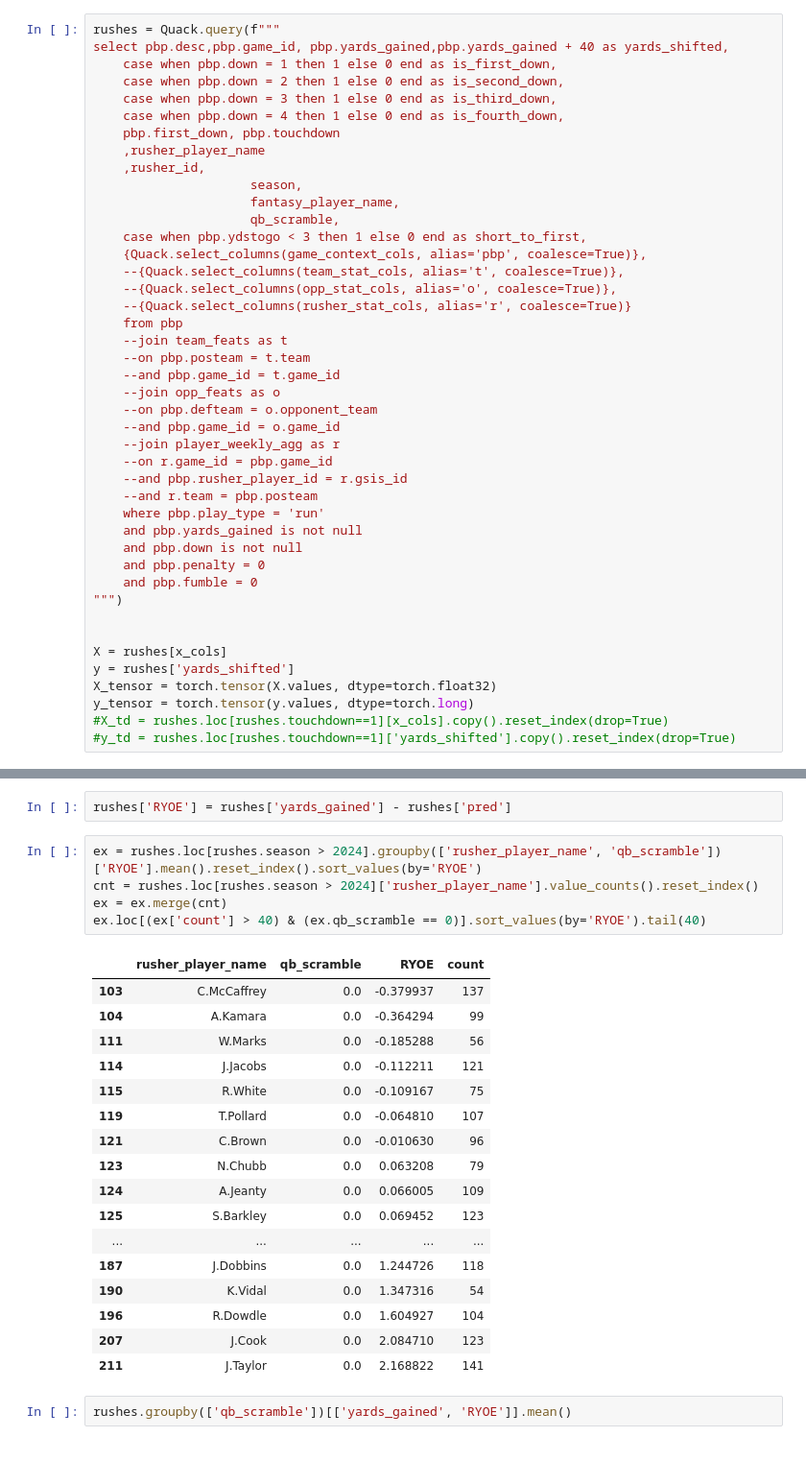
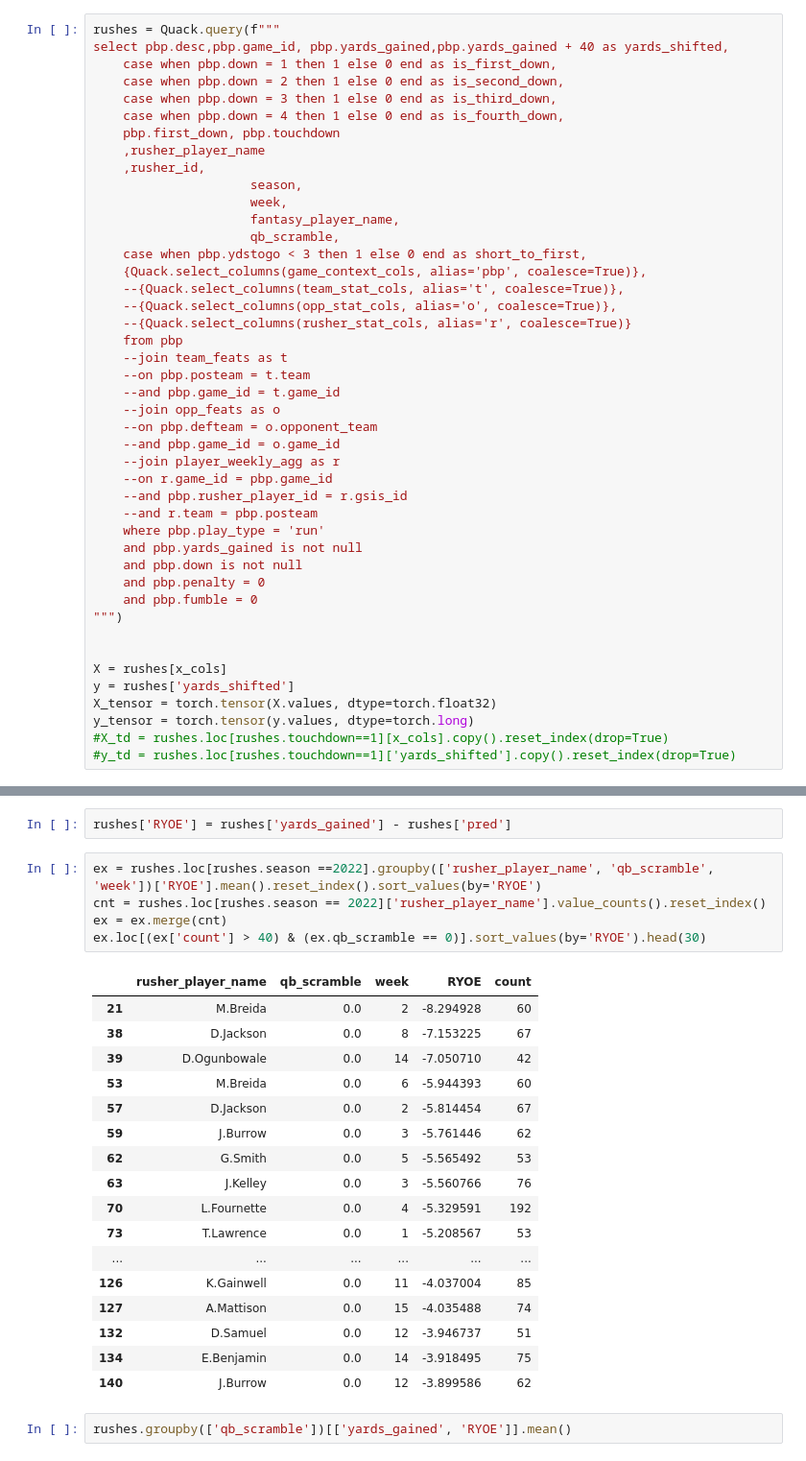
Before and after one commit to sharedw/NFL_sim, a Jupyter notebook: notebooks/train_models/rush_yard_model.ipynb, the cells around one changed output, grey strips where cells are left out. Shown: that part at 96% size. Cells and saved outputs as stored; diff of their text form.

```diff
--- a/notebooks/train_models/rush_yard_model.ipynb
+++ b/notebooks/train_models/rush_yard_model.ipynb
@@ -70,6 +70,7 @@ select pbp.desc,pbp.game_id, pbp.yards_gained,pbp.yards_gained + 40 as yards_shi
     ,rusher_player_name
     ,rusher_id,
                      season,
+					 week,
                      fantasy_player_name,
                      qb_scramble,
 	case when pbp.ydstogo < 3 then 1 else 0 end as short_to_first,
@@ -348,28 +349,28 @@ rushes
 # %%
 rushes['RYOE'] = rushes['yards_gained'] - rushes['pred']
 # %%
-ex = rushes.loc[rushes.season > 2024].groupby(['rusher_player_name', 'qb_scramble'])['RYOE'].mean().reset_index().sort_values(by='RYOE')
-cnt = rushes.loc[rushes.season > 2024]['rusher_player_name'].value_counts().reset_index()
+ex = rushes.loc[rushes.season ==2022].groupby(['rusher_player_name', 'qb_scramble', 'week'])['RYOE'].mean().reset_index().sort_values(by='RYOE')
+cnt = rushes.loc[rushes.season == 2022]['rusher_player_name'].value_counts().reset_index()
 ex = ex.merge(cnt)
-ex.loc[(ex['count'] > 40) & (ex.qb_scramble == 0)].sort_values(by='RYOE').tail(40)
+ex.loc[(ex['count'] > 40) & (ex.qb_scramble == 0)].sort_values(by='RYOE').head(30)
 # %% [output]
-|  | rusher_player_name | qb_scramble | RYOE | count |
-| 103 | C.McCaffrey | 0.0 | -0.379937 | 137 |
-| 104 | A.Kamara | 0.0 | -0.364294 | 99 |
-| 111 | W.Marks | 0.0 | -0.185288 | 56 |
-| 114 | J.Jacobs | 0.0 | -0.112211 | 121 |
-| 115 | R.White | 0.0 | -0.109167 | 75 |
-| 119 | T.Pollard | 0.0 | -0.064810 | 107 |
-| 121 | C.Brown | 0.0 | -0.010630 | 96 |
-| 123 | N.Chubb | 0.0 | 0.063208 | 79 |
-| 124 | A.Jeanty | 0.0 | 0.066005 | 109 |
-| 125 | S.Barkley | 0.0 | 0.069452 | 123 |
-| ... | ... | ... | ... | ... |
-| 187 | J.Dobbins | 0.0 | 1.244726 | 118 |
-| 190 | K.Vidal | 0.0 | 1.347316 | 54 |
-| 196 | R.Dowdle | 0.0 | 1.604927 | 104 |
-| 207 | J.Cook | 0.0 | 2.084710 | 123 |
-| 211 | J.Taylor | 0.0 | 2.168822 | 141 |
+|  | rusher_player_name | qb_scramble | week | RYOE | count |
+| 21 | M.Breida | 0.0 | 2 | -8.294928 | 60 |
+| 38 | D.Jackson | 0.0 | 8 | -7.153225 | 67 |
+| 39 | D.Ogunbowale | 0.0 | 14 | -7.050710 | 42 |
+| 53 | M.Breida | 0.0 | 6 | -5.944393 | 60 |
+| 57 | D.Jackson | 0.0 | 2 | -5.814454 | 67 |
+| 59 | J.Burrow | 0.0 | 3 | -5.761446 | 62 |
+| 62 | G.Smith | 0.0 | 5 | -5.565492 | 53 |
+| 63 | J.Kelley | 0.0 | 3 | -5.560766 | 76 |
+| 70 | L.Fournette | 0.0 | 4 | -5.329591 | 192 |
+| 73 | T.Lawrence | 0.0 | 1 | -5.208567 | 53 |
+| ... | ... | ... | ... | ... | ... |
+| 126 | K.Gainwell | 0.0 | 11 | -4.037004 | 85 |
+| 127 | A.Mattison | 0.0 | 15 | -4.035488 | 74 |
+| 132 | D.Samuel | 0.0 | 12 | -3.946737 | 51 |
+| 134 | E.Benjamin | 0.0 | 14 | -3.918495 | 75 |
+| 140 | J.Burrow | 0.0 | 12 | -3.899586 | 62 |
 # %%
 rushes.groupby(['qb_scramble'])[['yards_gained', 'RYOE']].mean()
 # %% [output]
```
Also changed, not shown: parts of 2 cells of this notebook.
